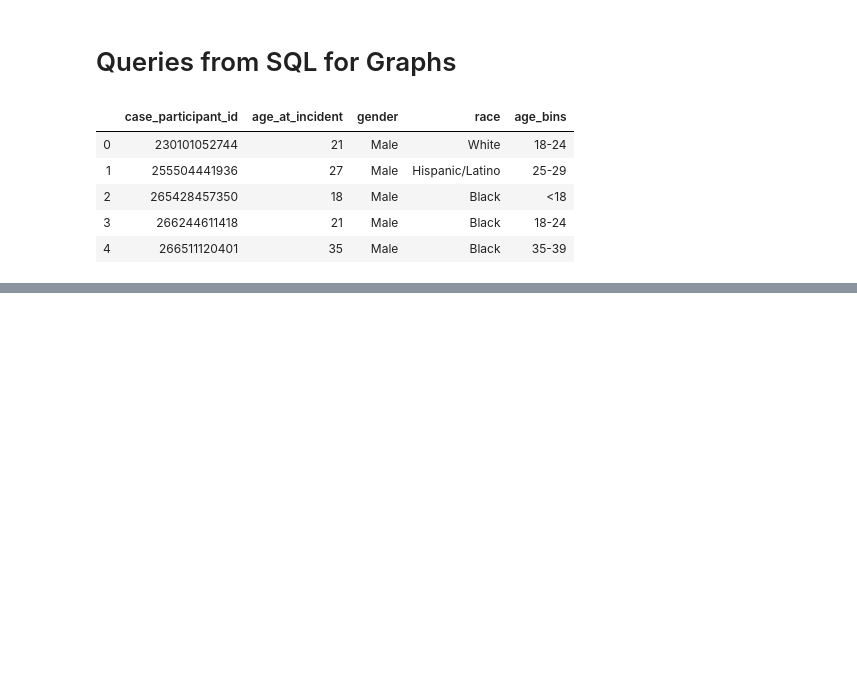
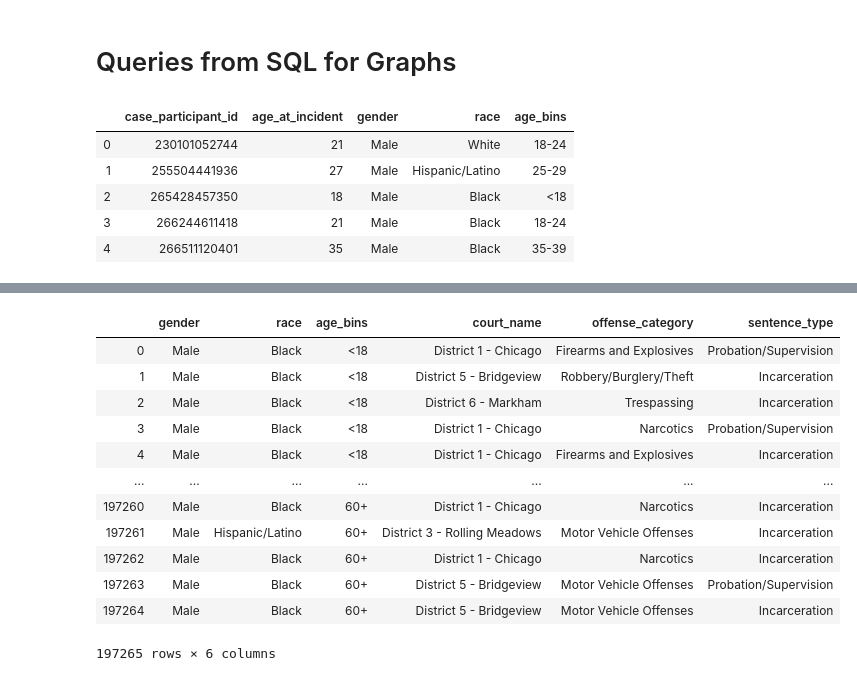
Before and after one commit to cckuqui/CCSAO-Sentencing, a Jupyter notebook: Back-end/new.ipynb, the cells around one changed output, grey strips where cells are left out. Drawn from its saved outputs; the diff is of its cells as text; code cells hidden in the pictures; blank space fills up the shorter version.

```diff
--- a/Back-end/new.ipynb
+++ b/Back-end/new.ipynb
@@ -1302,0 +1320,34 @@ pd.read_sql_query('select * from participants', con=engine).head()
+# %%
+test_participants = pd.read_sql_query('select \
+ 	pa.gender, \
+	pa.race, \
+	pa.age_bins, \
+	co.court_name, \
+    o.offense_category, \
+	s.sentence_type \
+from participants pa \
+left join results r \
+	on pa.case_participant_id = r.case_participant_id \
+left join courts co \
+	on r.court_id = co.court_id \
+right join offenses o \
+	on r.offense_id = o.offense_id \
+join sentences s \
+	on r.sentence_id = s.sentence_id \
+order by age_at_incident asc;', con=engine)
+# %%
+test_participants
+# %% [output]
+|  | gender | race | age_bins | court_name | offense_category | sentence_type |
+| 0 | Male | Black | <18 | District 1 - Chicago | Firearms and Explosives | Probation/Supervision |
+| 1 | Male | Black | <18 | District 5 - Bridgeview | Robbery/Burglery/Theft | Incarceration |
+| 2 | Male | Black | <18 | District 6 - Markham | Trespassing | Incarceration |
+| 3 | Male | Black | <18 | District 1 - Chicago | Narcotics | Probation/Supervision |
+| 4 | Male | Black | <18 | District 1 - Chicago | Firearms and Explosives | Incarceration |
+| ... | ... | ... | ... | ... | ... | ... |
+| 197260 | Male | Black | 60+ | District 1 - Chicago | Narcotics | Incarceration |
+| 197261 | Male | Hispanic/Latino | 60+ | District 3 - Rolling Meadows | Motor Vehicle Offenses | Incarceration |
+| 197262 | Male | Black | 60+ | District 1 - Chicago | Narcotics | Incarceration |
+| 197263 | Male | Black | 60+ | District 5 - Bridgeview | Motor Vehicle Offenses | Probation/Supervision |
+| 197264 | Male | Black | 60+ | District 5 - Bridgeview | Motor Vehicle Offenses | Incarceration |
+197265 rows × 6 columns
```
Also changed, not shown: parts of 12 cells of this notebook.
